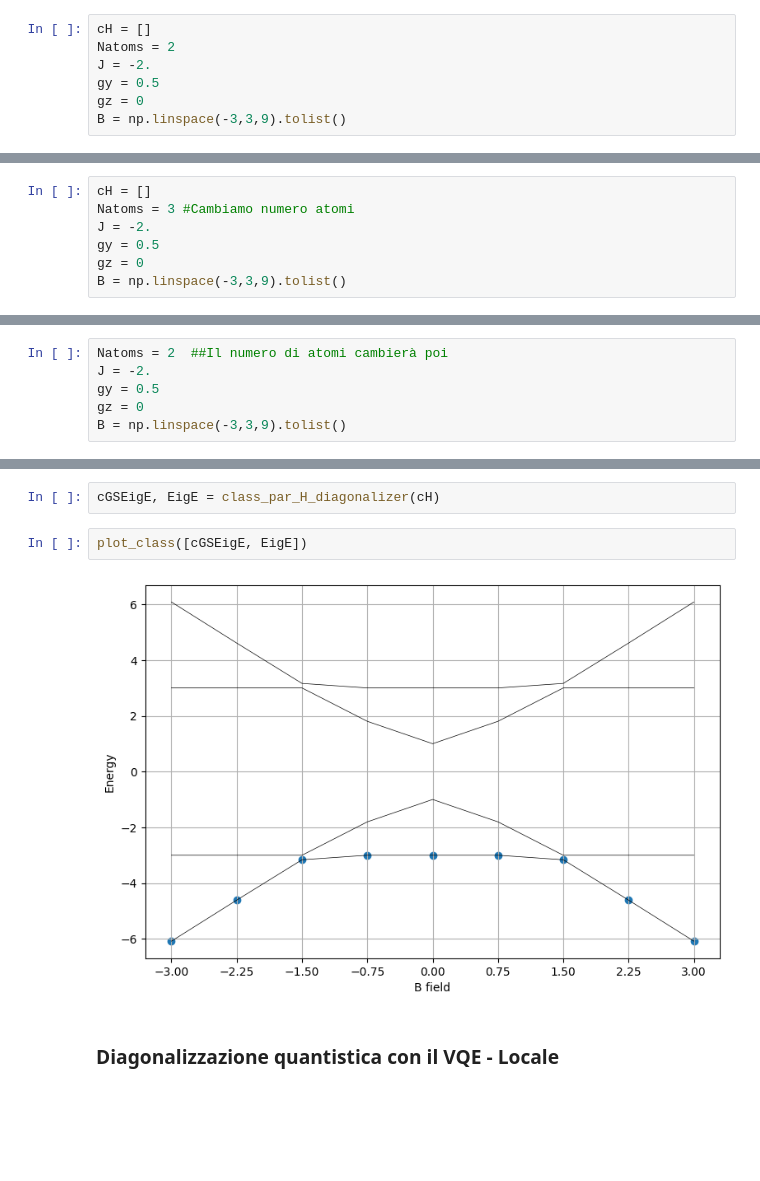
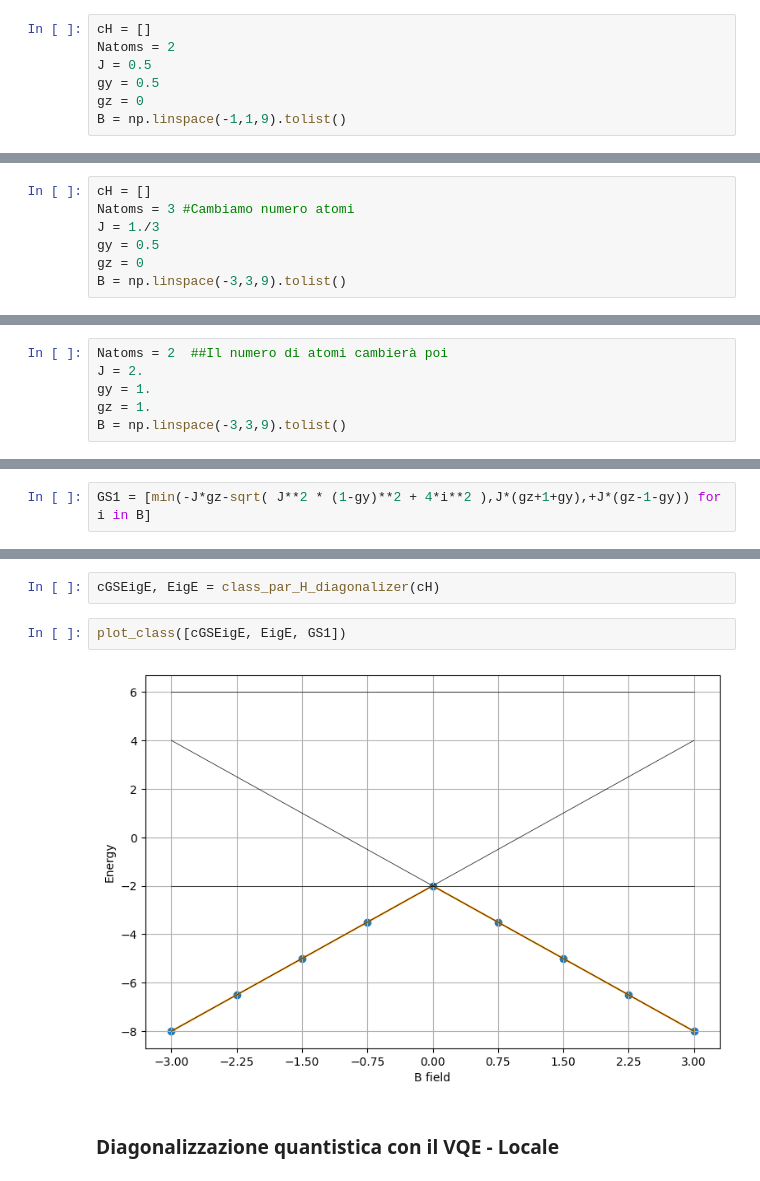
Before and after one commit to herondedalus/AQM_progettino, a Jupyter notebook: Main.ipynb, the cells around one changed output, grey strips where cells are left out. Cells and saved outputs as stored; diff of their text form; blank space fills up the shorter version.

```diff
--- a/Main.ipynb
+++ b/Main.ipynb
@@ -312,10 +312,10 @@ Costruiamo la lista delle hamiltoniane sui diversi valori di $B$:
 # %%
 cH = []
 Natoms = 2
-J = -2.
+J = 0.5
 gy = 0.5
 gz = 0
-B = np.linspace(-3,3,9).tolist()
+B = np.linspace(-1,1,9).tolist()
 # %%
 import numpy as np
 from qiskit.opflow import X, Y, Z, I
@@ -499,7 +500,7 @@ Riproviamo come prima con più atomi
 # %%
 cH = []
 Natoms = 3 #Cambiamo numero atomi
-J = -2.
+J = 1./3
 gy = 0.5
 gz = 0
 B = np.linspace(-3,3,9).tolist()
@@ -840,7 +842,7 @@ Definiamo i valori dei parametri presenti nell'espressione dell'hamiltoniana:
 I valori dei parametri dovrebbe passare da un rapporto $B/J$ grande tra termine di campo e spin (circa 4) ad un rapporto piccolo (circa 0.1). Circa citando il paper di grossi, quando il termine di campo è più forte dovremmo tendere ad effetto Zeeman, il GS tende allo stato con tutti gli spin allineati verso il basso. Quando il termine di spin domina invece ci aspettiamo che il GS sia entanglement di stati con spin su e giù.
 # %%
 Natoms = 2  ##Il numero di atomi cambierà poi
-J = -2.
-gy = 0.5
-gz = 0
+J = 2.
+gy = 1.
+gz = 1.
 B = np.linspace(-3,3,9).tolist()
@@ -847,3 +861,5 @@ B = np.linspace(-3,3,9).tolist()
+# %%
+GS1 = [min(-J*gz-sqrt( J**2 * (1-gy)**2 + 4*i**2 ),J*(gz+1+gy),+J*(gz-1-gy)) for i in B]
 # %% [markdown]
 ### Diagonalizzazione computazionale "classica"
 # %% [markdown]
@@ -888,9 +904,9 @@ for k in B:
 # %%
 cGSEigE, EigE = class_par_H_diagonalizer(cH)
 # %%
-plot_class([cGSEigE, EigE])
+plot_class([cGSEigE, EigE, GS1])
 # %% [output]
-[figure, old version]
+[figure, new version]
 # %% [markdown]
 ### Diagonalizzazione quantistica con il VQE - Locale
 # %% [markdown]
```
Also changed, not shown: parts of 37 cells of this notebook.
